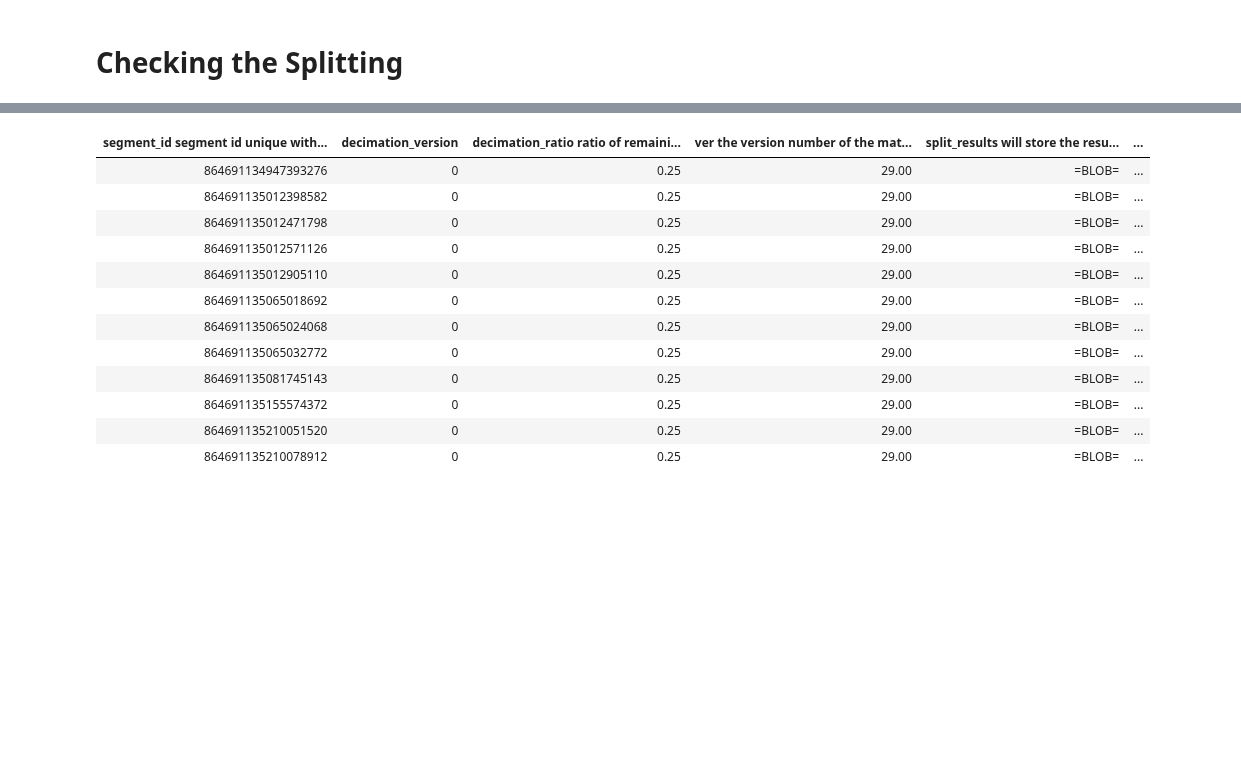
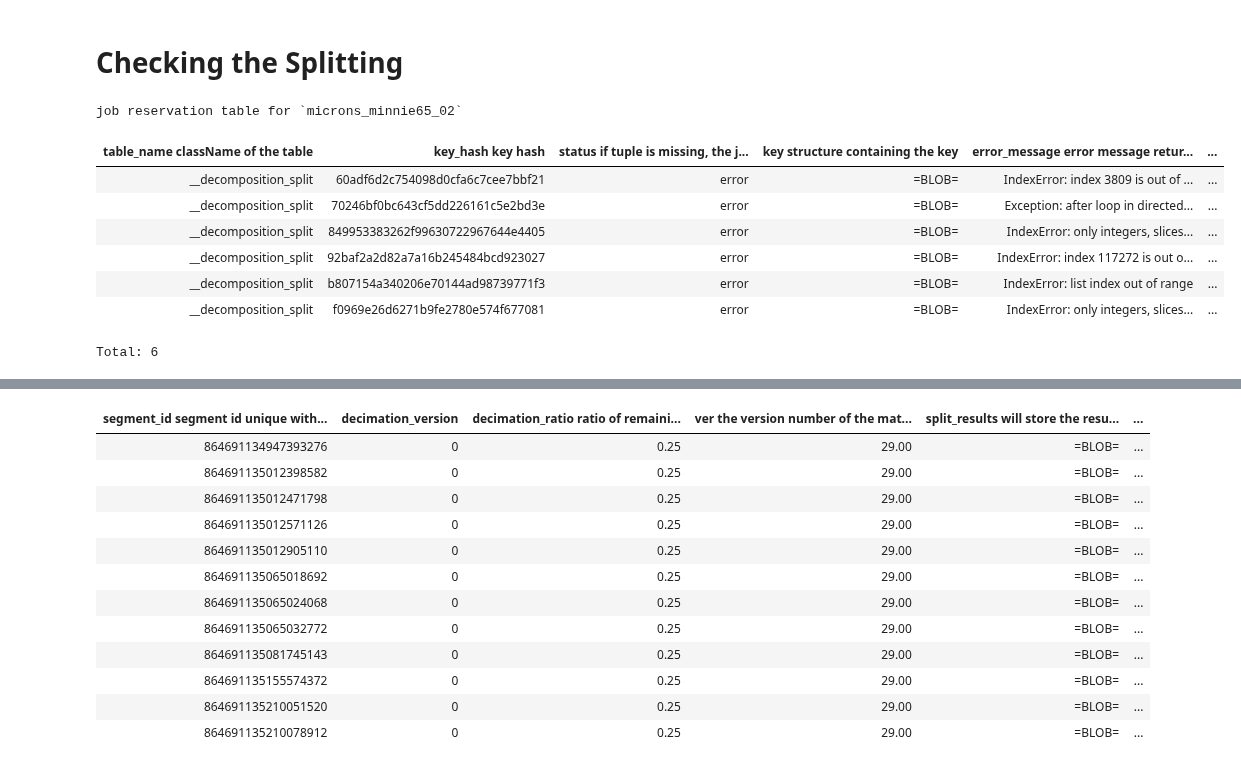
Before and after one commit to celiibrendan/neuron_mesh_tools, a Jupyter notebook: Auto_Proofreading/Preprocessing_Pipeline/Inspecting_Proofreading_Pipeline.ipynb, the cells around one changed output, grey strips where cells are left out. Saved outputs shown, nothing was run; the diff lists cells and outputs as text; code cells hidden in the pictures; blank space fills up the shorter version.

```diff
--- a/Auto_Proofreading/Preprocessing_Pipeline/Inspecting_Proofreading_Pipeline.ipynb
+++ b/Auto_Proofreading/Preprocessing_Pipeline/Inspecting_Proofreading_Pipeline.ipynb
@@ -201,3 +201,15 @@ print((error_table & "key_hash='2fce6f814c2680709bb844fc65ac2a5b'").fetch1("key"
 error_table = ((minnie.schema.jobs & "table_name='__decomposition'") & "status='error'")#.delete()
 # %% [markdown]
 # Checking the Splitting
+# %%
+(schema.jobs & "table_name = '__decomposition_split'" & "status='error'")
+# %% [output]
+job reservation table for `microns_minnie65_02`
+| table_name className of the table | key_hash key hash | status if tuple is missing, the j... | key structure containing the key | error_message error message retur... | ... |
+| __decomposition_split | 60adf6d2c754098d0cfa6c7cee7bbf21 | error | =BLOB= | IndexError: index 3809 is out of ... | ... |
+| __decomposition_split | 70246bf0bc643cf5dd226161c5e2bd3e | error | =BLOB= | Exception: after loop in directed... | ... |
+| __decomposition_split | 849953383262f99630722967644e4405 | error | =BLOB= | IndexError: only integers, slices... | ... |
+| __decomposition_split | 92baf2a2d82a7a16b245484bcd923027 | error | =BLOB= | IndexError: index 117272 is out o... | ... |
+| __decomposition_split | b807154a340206e70144ad98739771f3 | error | =BLOB= | IndexError: list index out of range | ... |
+| __decomposition_split | f0969e26d6271b9fe2780e574f677081 | error | =BLOB= | IndexError: only integers, slices... | ... |
+Total: 6
```
Also changed, not shown: parts of 18 cells of this notebook, 2 other files.
